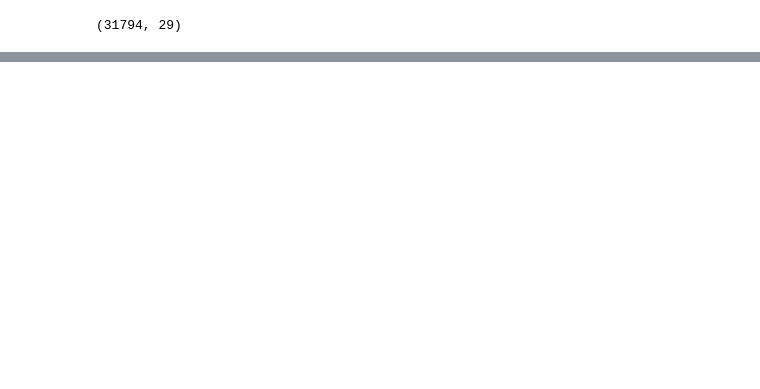
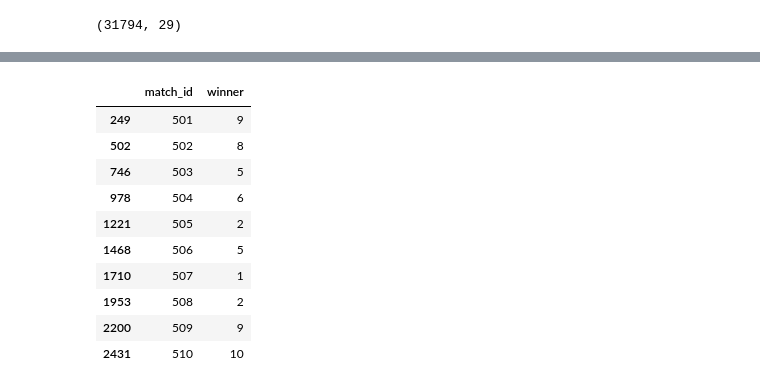
Before and after one commit to Byte7/Techgig-AI-Contest, a Jupyter notebook: TechGig_AI_Contest.ipynb, the cells around one changed output, grey strips where cells are left out. Saved outputs shown, nothing was run; the diff lists cells and outputs as text; code cells hidden in the pictures; blank space fills up the shorter version.

```diff
--- a/TechGig_AI_Contest.ipynb
+++ b/TechGig_AI_Contest.ipynb
@@ -415,0 +446,9 @@ print(count_pred)
+# %%
+# make model using best parameters
+clf = RandomForestClassifier(criterion = 'entropy',
+                             max_features = 'sqrt',
+                             max_leaf_nodes = 15,
+                             n_estimators = 10,
+                             max_depth = 15,
+                             min_samples_leaf = 5,
+                             n_jobs =- 1)
@@ -415,0 +466,3 @@ print(count_pred)
+# %%
+# make predicitons on test dataset
+test_data_predictions = clf.predict(test)
@@ -415,0 +496,17 @@ print(count_pred)
+# %%
+# selecting last instance to find final winner
+testing_df = output.copy(deep=True)
+testing_df.drop_duplicates(subset='match_id', keep='last', inplace=True)
+testing_df.head(10)
+# %% [output]
+|  | match_id | winner |
+| 249 | 501 | 9 |
+| 502 | 502 | 8 |
+| 746 | 503 | 5 |
+| 978 | 504 | 6 |
+| 1221 | 505 | 2 |
+| 1468 | 506 | 5 |
+| 1710 | 507 | 1 |
+| 1953 | 508 | 2 |
+| 2200 | 509 | 9 |
+| 2431 | 510 | 10 |
```
Also changed, not shown: parts of 60 cells of this notebook, 1 other file.
